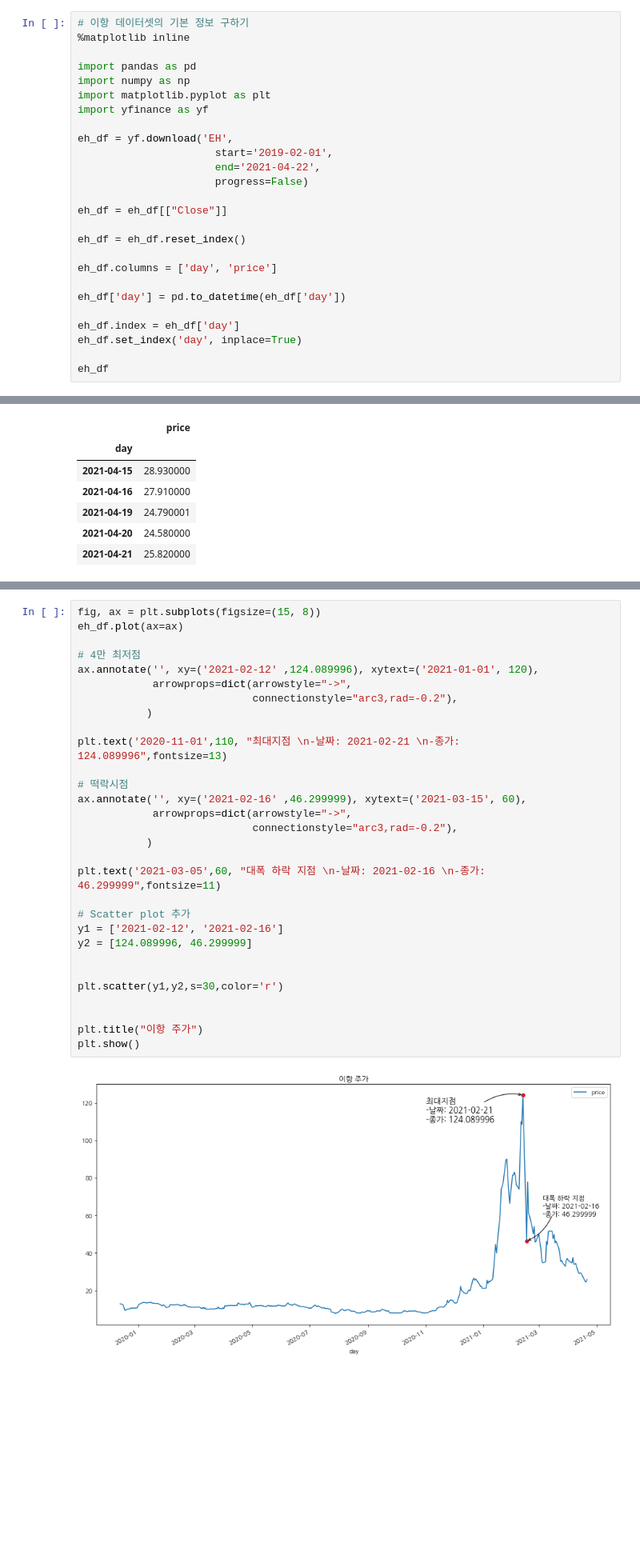
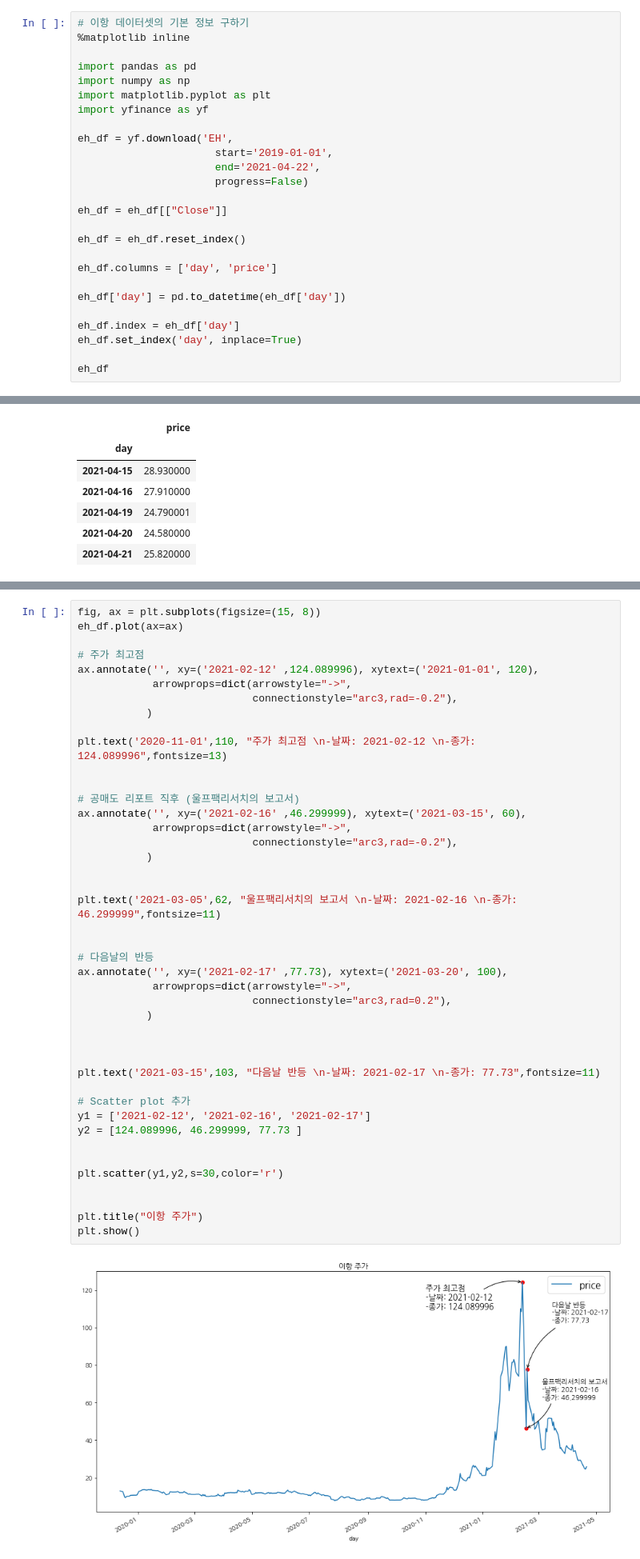
Before and after one commit to goldang01/python_data_analysis_study, a Jupyter notebook: Ehang.ipynb, the cells around one changed output, grey strips where cells are left out. Shown at 80% size. Cells and saved outputs as stored; diff of their text form; blank space fills up the shorter version.

```diff
--- a/Ehang.ipynb
+++ b/Ehang.ipynb
@@ -89,7 +76,7 @@ import matplotlib.pyplot as plt
 import yfinance as yf
 
 eh_df = yf.download('EH',
-                      start='2019-02-01',
+                      start='2019-01-01',
                       end='2021-04-22',
                       progress=False)
 
@@ -175,32 +143,45 @@ eh_df[eh_df['price'] < 60]
 # %%
 fig, ax = plt.subplots(figsize=(15, 8))
 eh_df.plot(ax=ax)
 
-# 4만 최저점
+# 주가 최고점
 ax.annotate('', xy=('2021-02-12' ,124.089996), xytext=('2021-01-01', 120),
             arrowprops=dict(arrowstyle="->",
                             connectionstyle="arc3,rad=-0.2"),
            )
 
-plt.text('2020-11-01',110, "최대지점 \n-날짜: 2021-02-21 \n-종가: 124.089996",fontsize=13)
+plt.text('2020-11-01',110, "주가 최고점 \n-날짜: 2021-02-12 \n-종가: 124.089996",fontsize=13)
 
-# 떡락시점
+
+# 공매도 리포트 직후 (울프팩리서치의 보고서)
 ax.annotate('', xy=('2021-02-16' ,46.299999), xytext=('2021-03-15', 60),
             arrowprops=dict(arrowstyle="->",
                             connectionstyle="arc3,rad=-0.2"),
            )
 
-plt.text('2021-03-05',60, "대폭 하락 지점 \n-날짜: 2021-02-16 \n-종가: 46.299999",fontsize=11)
+
+plt.text('2021-03-05',62, "울프팩리서치의 보고서 \n-날짜: 2021-02-16 \n-종가: 46.299999",fontsize=11)
+
+
+# 다음날의 반등
+ax.annotate('', xy=('2021-02-17' ,77.73), xytext=('2021-03-20', 100),
+            arrowprops=dict(arrowstyle="->",
+                            connectionstyle="arc3,rad=0.2"),
+           )
+
+
+
+plt.text('2021-03-15',103, "다음날 반등 \n-날짜: 2021-02-17 \n-종가: 77.73",fontsize=11)
 
 # Scatter plot 추가
-y1 = ['2021-02-12', '2021-02-16']
-y2 = [124.089996, 46.299999]
+y1 = ['2021-02-12', '2021-02-16', '2021-02-17']
+y2 = [124.089996, 46.299999, 77.73 ]
 
 
 plt.scatter(y1,y2,s=30,color='r')
 
 
 plt.title("이항 주가")
 plt.show()
 # %% [output]
-[figure, old version]
+[figure, new version]
```
Also changed, not shown: parts of 57 cells of this notebook, 1 other file.
